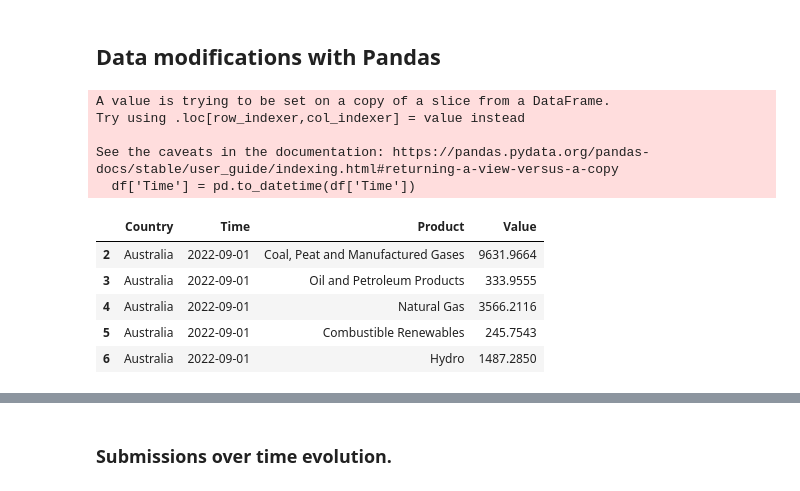
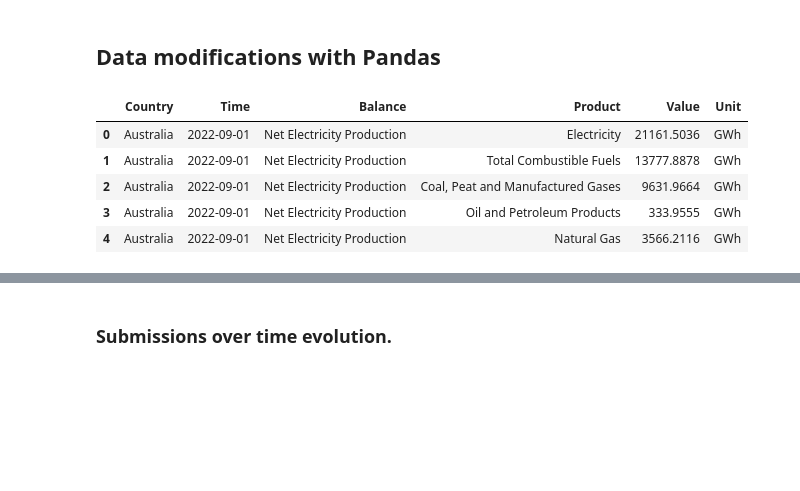
Before and after one commit to Guillermo-N/VisualizacionDeDatos, a Jupyter notebook: Visualizacion_exploratoria/MonthlyElectricityStatistics2.ipynb, the cells around one changed output, grey strips where cells are left out. Cells and saved outputs as stored; diff of their text form; code cells hidden in the pictures; blank space fills up the shorter version.

```diff
--- a/Visualizacion_exploratoria/MonthlyElectricityStatistics2.ipynb
+++ b/Visualizacion_exploratoria/MonthlyElectricityStatistics2.ipynb
@@ -109,29 +110,24 @@ raw_df.describe().apply(lambda s: s.apply('{0:.2f}'.format))
 # %%
 # Copy the dataframe to our new dataframe varible, so this cell can be rerunned with out problems.
 df = raw_df
 # Selecting only the data related with Electricity Production for all the avaliable entries.
-df = df[df['Balance'] == 'Net Electricity Production']
+#df = df[df['Balance'] == 'Net Electricity Production']
 # Passing Time to a Pandas user friendly time format.
 df['Time'] = pd.to_datetime(df['Time'])
 # Droping unnecesary columns.
-df = df.drop(['Unit', 'Balance'], axis=1)
+#df = df.drop(['Unit', 'Balance'], axis=1)
 # Removing unwanted Countries from our dataset.
-df = df[df['Country'].isin(['OECD Americas', 'OECD Asia Oceania','OECD Europe', 'OECD Total', 'IEA Total']) == False]
+#df = df[df['Country'].isin(['OECD Americas', 'OECD Asia Oceania','OECD Europe', 'OECD Total', 'IEA Total']) == False]
 # Removing unwanted Products.
-df = df[df['Product'].isin(['Electricity', 'Total Combustible Fuels','Total Renewables (Geo, Solar, Wind, Other)']) == False]
+#df = df[df['Product'].isin(['Electricity', 'Total Combustible Fuels','Total Renewables (Geo, Solar, Wind, Other)']) == False]
 df.head()
 # %% [output]
-A value is trying to be set on a copy of a slice from a DataFrame.
-Try using .loc[row_indexer,col_indexer] = value instead
-
-See the caveats in the documentation: https://pandas.pydata.org/pandas-docs/stable/user_guide/indexing.html#returning-a-view-versus-a-copy
-  df['Time'] = pd.to_datetime(df['Time'])
-|  | Country | Time | Product | Value |
-| 2 | Australia | 2022-09-01 | Coal, Peat and Manufactured Gases | 9631.9664 |
-| 3 | Australia | 2022-09-01 | Oil and Petroleum Products | 333.9555 |
-| 4 | Australia | 2022-09-01 | Natural Gas | 3566.2116 |
-| 5 | Australia | 2022-09-01 | Combustible Renewables | 245.7543 |
-| 6 | Australia | 2022-09-01 | Hydro | 1487.2850 |
+|  | Country | Time | Balance | Product | Value | Unit |
+| 0 | Australia | 2022-09-01 | Net Electricity Production | Electricity | 21161.5036 | GWh |
+| 1 | Australia | 2022-09-01 | Net Electricity Production | Total Combustible Fuels | 13777.8878 | GWh |
+| 2 | Australia | 2022-09-01 | Net Electricity Production | Coal, Peat and Manufactured Gases | 9631.9664 | GWh |
+| 3 | Australia | 2022-09-01 | Net Electricity Production | Oil and Petroleum Products | 333.9555 | GWh |
+| 4 | Australia | 2022-09-01 | Net Electricity Production | Natural Gas | 3566.2116 | GWh |
 # %% [markdown]
 # Single variable hipothesis
 
```
Also changed, not shown: parts of 20 cells of this notebook, 1 other file.
